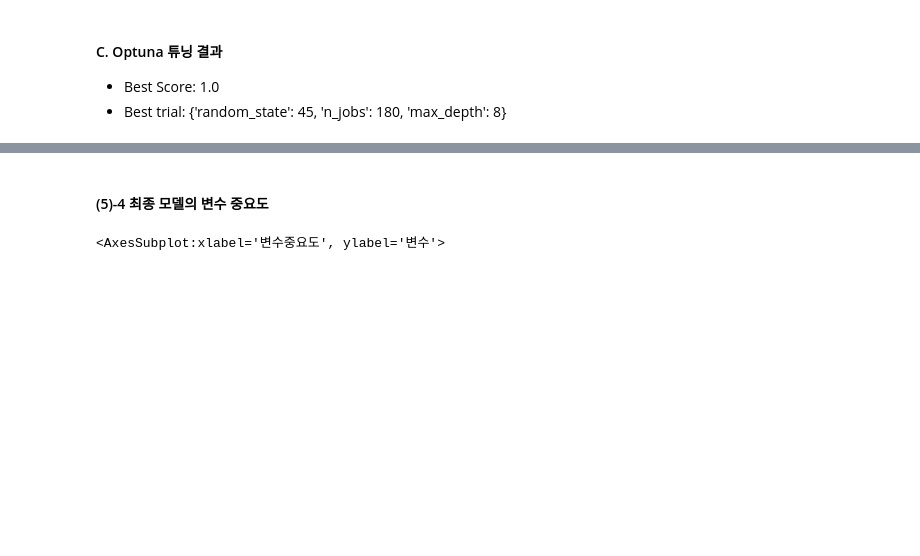
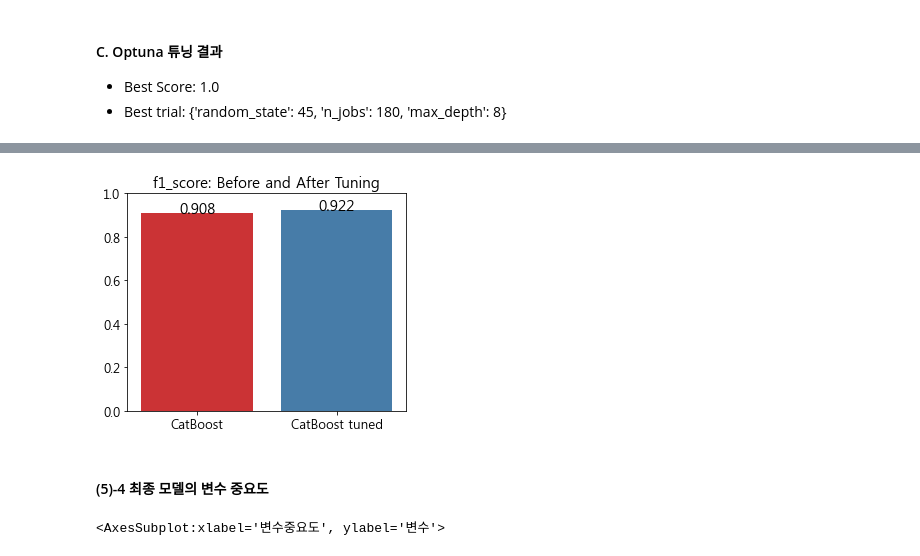
Before and after one commit to brave526/upload2, a Jupyter notebook: project.여행 상품 계약률을 높이기 위한 방안 도출.ipynb, the cells around one changed output, grey strips where cells are left out. Cells and saved outputs as stored; diff of their text form; code cells hidden in the pictures; blank space fills up the shorter version.

```diff
--- a/project.여행 상품 계약률을 높이기 위한 방안 도출.ipynb
+++ b/project.여행 상품 계약률을 높이기 위한 방안 도출.ipynb
@@ -1250,3 +1306,33 @@ pd.DataFrame(model_cb.feature_importances_, index=df_train.columns).sort_values(
+# %%
+names = np.array(['CatBoost', 'CatBoost tuned'])
+f1 = np.array([f1_score_, f1_score_tuned])
+#accuracy  = np.array([f1_score_, f1_score_tuned])
+
+plt.figure(figsize=(11,4))
+
+area1 = plt.subplot(1,2,1)
+bar1 = sns.barplot(x = names, y = f1, palette='Set1', ax = area1)
+plt.title("f1_score: Before and After Tuning", fontsize=15)
+plt.ylim(0, 1)
+
+for p in bar1.patches:
+    _x = p.get_x() + p.get_width() / 2
+    _y = p.get_y() + p.get_height() + p.get_height()*0.0001
+    value = '{:.3f}'.format(p.get_height())
+    plt.text(_x, _y, value, ha="center", fontsize=15)
+
+
+#area2 = plt.subplot(1,2,2)
+#bar2 = sns.barplot(x = names, y = accuracy , palette='Set1', ax = area2)
+#plt.title("accuracy_score: Before and After Tuning", fontsize=15)
+#plt.ylim(0, 1)
+#for p in bar2.patches:
+#    _x = p.get_x() + p.get_width() / 2
+#    _y = p.get_y() + p.get_height() + p.get_height()*0.0001
+#    value = '{:.3f}'.format(p.get_height())
+#    plt.text(_x, _y, value, ha="center", fontsize=15)
+# %% [output]
+[figure, added]
 # %% [markdown]
 #### (5)-4 최종 모델의 변수 중요도
 # %%
```
Also changed, not shown: parts of 17 cells of this notebook.
